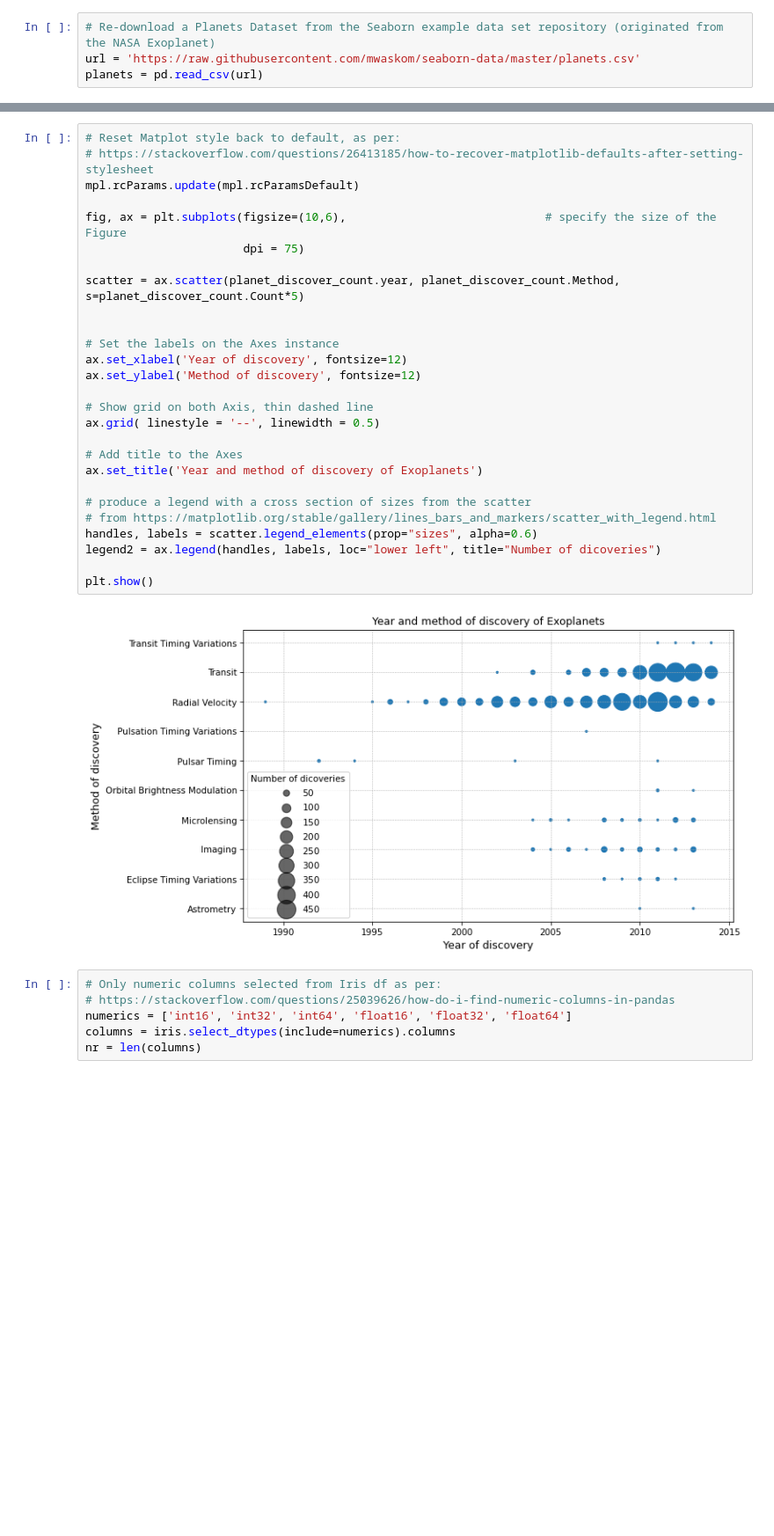
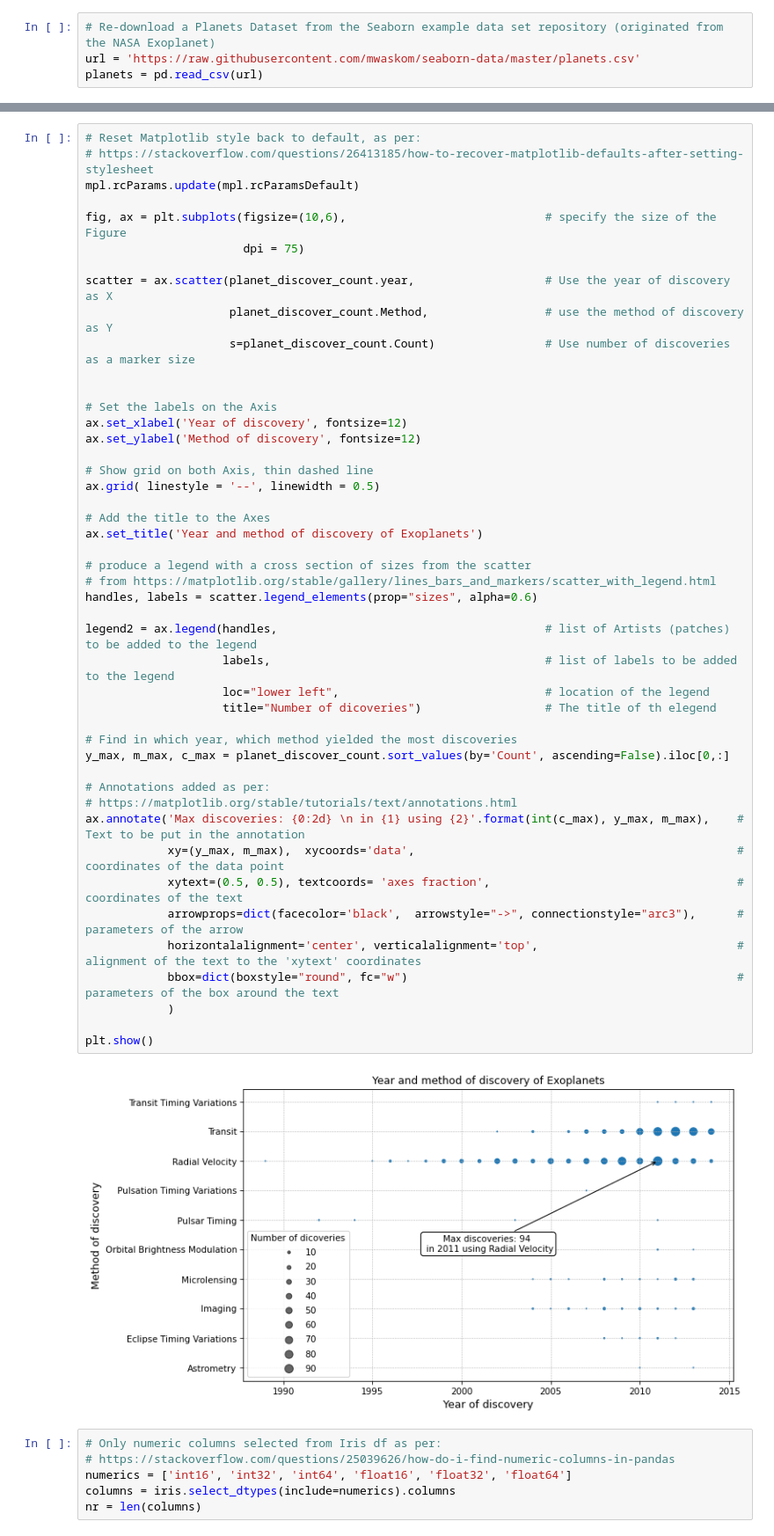
Before and after one commit to przemekbil/FoDA_2021, a Jupyter notebook: pyplot.ipynb, the cells around one changed output, grey strips where cells are left out. Shown at 88% size. Cells and saved outputs as stored; diff of their text form; blank space fills up the shorter version.

Commit message:
Annotations added to the scatter plot

```diff
--- a/pyplot.ipynb
+++ b/pyplot.ipynb
@@ -387,32 +390,51 @@ planet_discover_count.head()
 # %%
-# Reset Matplot style back to default, as per:
+# Reset Matplotlib style back to default, as per:
 # https://stackoverflow.com/questions/26413185/how-to-recover-matplotlib-defaults-after-setting-stylesheet
 mpl.rcParams.update(mpl.rcParamsDefault)
 
 fig, ax = plt.subplots(figsize=(10,6),                             # specify the size of the Figure
                        dpi = 75)
 
-scatter = ax.scatter(planet_discover_count.year, planet_discover_count.Method, s=planet_discover_count.Count*5)
+scatter = ax.scatter(planet_discover_count.year,                   # Use the year of discovery as X
+                     planet_discover_count.Method,                 # use the method of discovery as Y
+                     s=planet_discover_count.Count)                # Use number of discoveries as a marker size
 
 
-# Set the labels on the Axes instance
+# Set the labels on the Axis
 ax.set_xlabel('Year of discovery', fontsize=12)
 ax.set_ylabel('Method of discovery', fontsize=12)
 
 # Show grid on both Axis, thin dashed line
 ax.grid( linestyle = '--', linewidth = 0.5)
 
-# Add title to the Axes
+# Add the title to the Axes
 ax.set_title('Year and method of discovery of Exoplanets')
 
 # produce a legend with a cross section of sizes from the scatter
 # from https://matplotlib.org/stable/gallery/lines_bars_and_markers/scatter_with_legend.html
 handles, labels = scatter.legend_elements(prop="sizes", alpha=0.6)
-legend2 = ax.legend(handles, labels, loc="lower left", title="Number of dicoveries")
+
+legend2 = ax.legend(handles,                                       # list of Artists (patches) to be added to the legend
+                    labels,                                        # list of labels to be added to the legend
+                    loc="lower left",                              # location of the legend
+                    title="Number of dicoveries")                  # The title of th elegend
+
+# Find in which year, which method yielded the most discoveries
+y_max, m_max, c_max = planet_discover_count.sort_values(by='Count', ascending=False).iloc[0,:]
+
+# Annotations added as per:
+# https://matplotlib.org/stable/tutorials/text/annotations.html
+ax.annotate('Max discoveries: {0:2d} \n in {1} using {2}'.format(int(c_max), y_max, m_max),    # Text to be put in the annotation
+            xy=(y_max, m_max),  xycoords='data',                                               # coordinates of the data point
+            xytext=(0.5, 0.5), textcoords= 'axes fraction',                                    # coordinates of the text
+            arrowprops=dict(facecolor='black',  arrowstyle="->", connectionstyle="arc3"),      # parameters of the arrow
+            horizontalalignment='center', verticalalignment='top',                             # alignment of the text to the 'xytext' coordinates
+            bbox=dict(boxstyle="round", fc="w")                                                # parameters of the box around the text
+            )
 
 plt.show()
 # %% [output]
-[figure, old version]
+[figure, new version]
 # %%
 # Only numeric columns selected from Iris df as per:
 # https://stackoverflow.com/questions/25039626/how-do-i-find-numeric-columns-in-pandas
```
Also changed, not shown: parts of 8 cells of this notebook.
